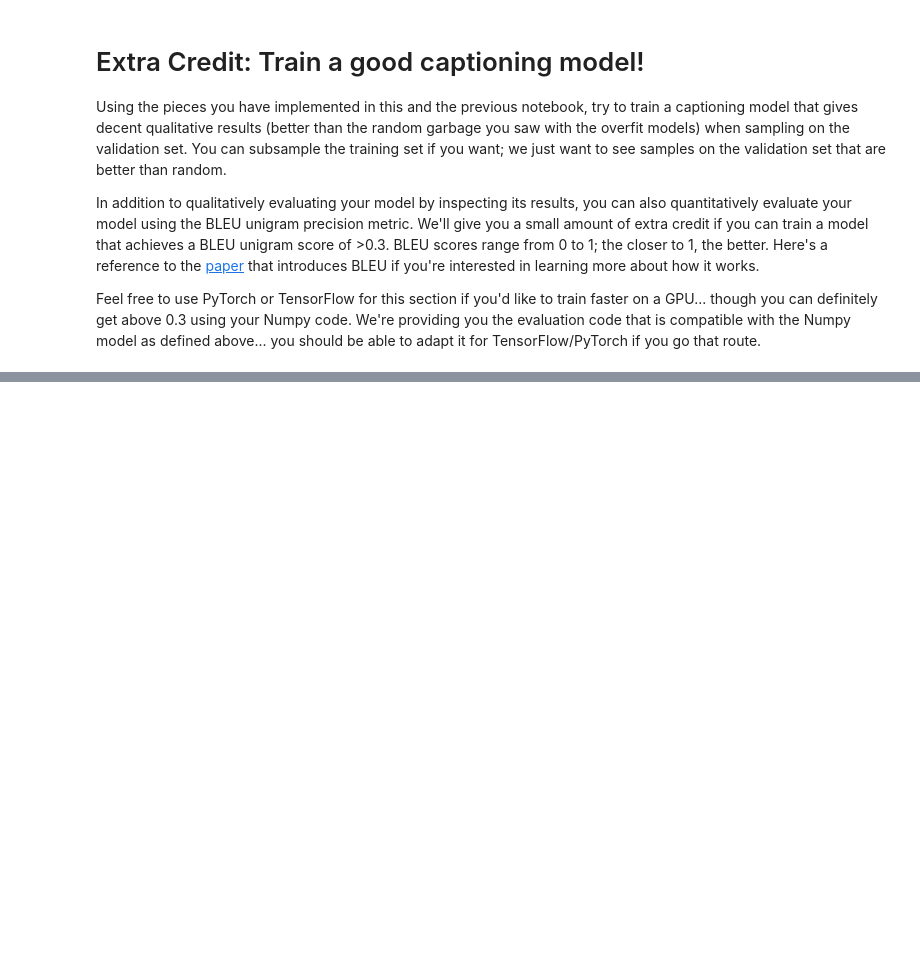
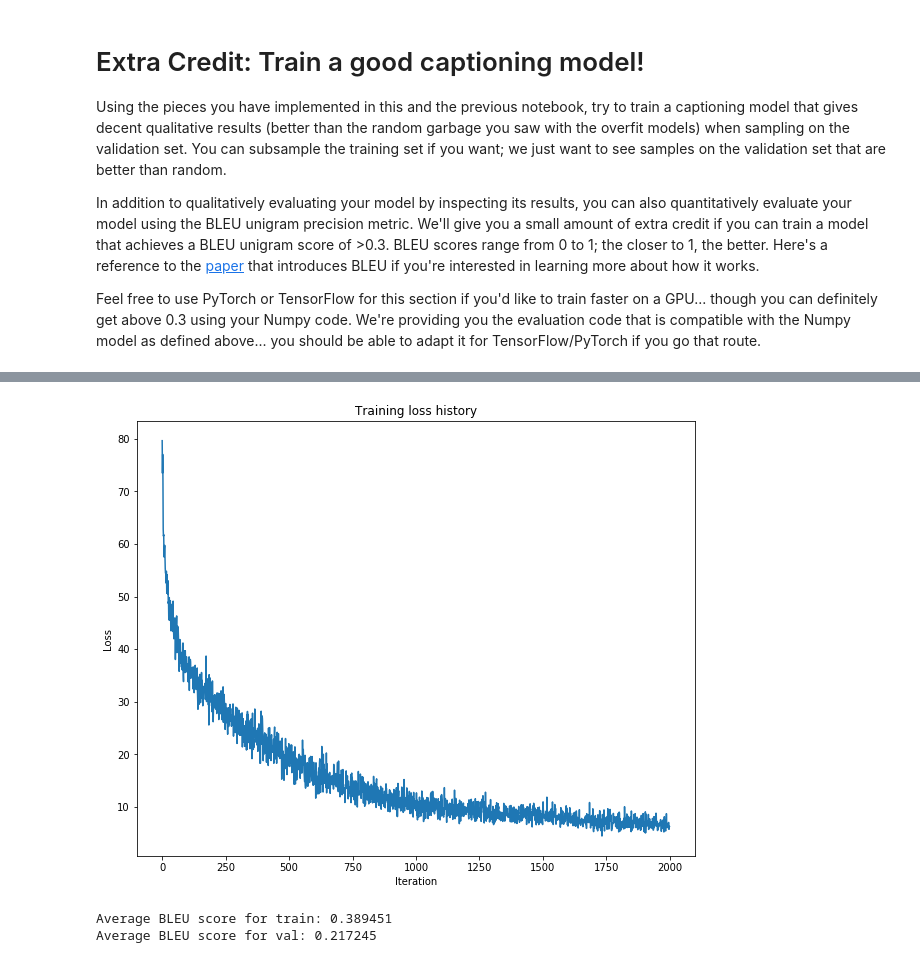
Before and after one commit to xiezhq-hermann/cs231n-2017, a Jupyter notebook: assignment3/LSTM_Captioning.ipynb, the cells around one changed output, grey strips where cells are left out. Cells and saved outputs as stored; diff of their text form; code cells hidden in the pictures; blank space fills up the shorter version.

```diff
--- a/assignment3/LSTM_Captioning.ipynb
+++ b/assignment3/LSTM_Captioning.ipynb
@@ -308,6 +358,8 @@ In addition to qualitatively evaluating your model by inspecting its results, yo
 
 Feel free to use PyTorch or TensorFlow for this section if you'd like to train faster on a GPU... though you can definitely get above 0.3 using your Numpy code. We're providing you the evaluation code that is compatible with the Numpy model as defined above... you should be able to adapt it for TensorFlow/PyTorch if you go that route.
 # %%
+import nltk
+
 def BLEU_score(gt_caption, sample_caption):
     """
     gt_caption: string, ground-truth caption
@@ -321,13 +373,14 @@ def BLEU_score(gt_caption, sample_caption):
     BLEUscore = nltk.translate.bleu_score.sentence_bleu([reference], hypothesis, weights = [1])
     return BLEUscore
 
-def evaluate_model(model):
+def evaluate_model(model, data):
     """
     model: CaptioningRNN model
     Prints unigram BLEU score averaged over 1000 training and val examples.
     """
+    BLEUscores = {}
     for split in ['train', 'val']:
-        minibatch = sample_coco_minibatch(med_data, split=split, batch_size=1000)
+        minibatch = sample_coco_minibatch(data, split=split, batch_size=1000)
         gt_captions, features, urls = minibatch
         gt_captions = decode_captions(gt_captions, data['idx_to_word'])
 
@@ -342,3 +395,36 @@ def evaluate_model(model):
 
     for split in BLEUscores:
         print('Average BLEU score for %s: %f' % (split, BLEUscores[split]))
+# %%
+median_data = load_coco_data(max_train=3000)
+
+median_lstm_model = CaptioningRNN(
+          cell_type='lstm',
+          word_to_idx=data['word_to_idx'],
+          input_dim=data['train_features'].shape[1],
+          hidden_dim=512,
+          wordvec_dim=256,
+          dtype=np.float32,
+        )
+
+median_lstm_solver = CaptioningSolver(median_lstm_model, median_data,
+           update_rule='adam',
+           num_epochs=20,
+           batch_size=30,
+           optim_config={
+             'learning_rate': 5e-3,
+           },
+           lr_decay=0.995,
+           verbose=True, print_every=10,
+         )
+
+median_lstm_solver.train()
+# Plot the training losses
+plt.plot(median_lstm_solver.loss_history)
+plt.xlabel('Iteration')
+plt.ylabel('Loss')
+plt.title('Training loss history')
+plt.show()
+
+evaluate_model(median_lstm_model, median_data)
+# %% [output]
@@ -344,0 +448,3 @@ def evaluate_model(model):
+[figure, added]
+Average BLEU score for train: 0.389451
+Average BLEU score for val: 0.217245
```
Also changed, not shown: parts of 10 cells of this notebook, 3 other files.
